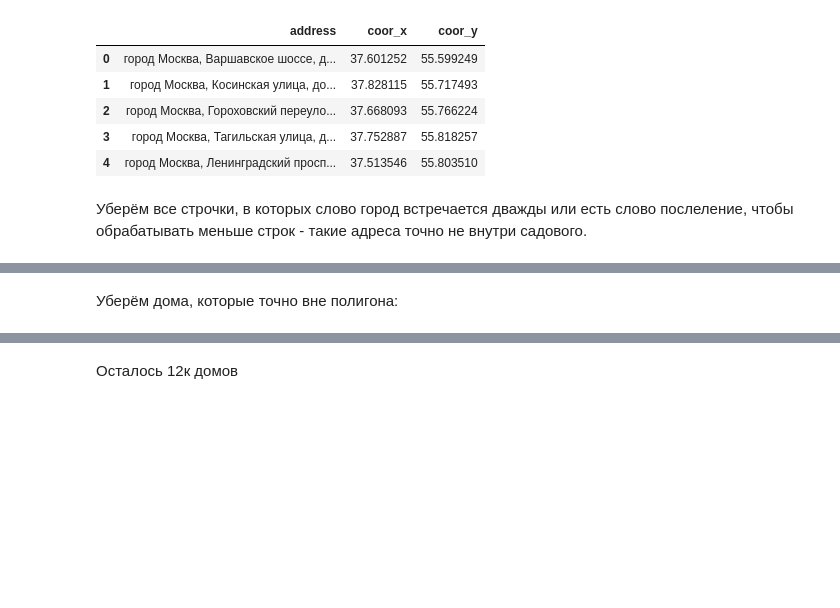
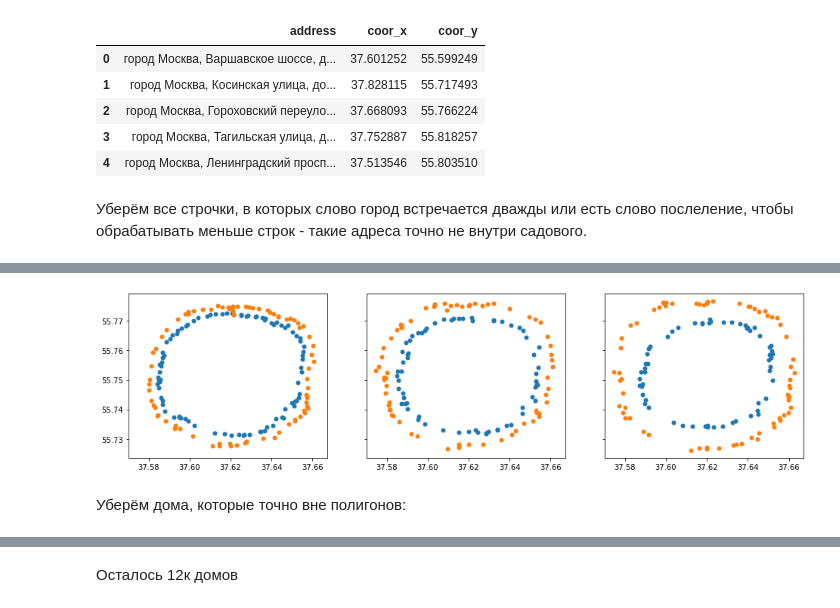
Before and after one commit to SvyatSheypak/city_for_people, a Jupyter notebook: garden_ring_houses/houses_in_polygons.ipynb, the cells around one changed output, grey strips where cells are left out. Saved outputs shown, nothing was run; the diff lists cells and outputs as text; code cells hidden in the pictures; blank space fills up the shorter version.

```diff
--- a/garden_ring_houses/houses_in_polygons.ipynb
+++ b/garden_ring_houses/houses_in_polygons.ipynb
@@ -79,6 +82,12 @@ coords_db.sample(5)
+# %%
+filenames = ["poly_narrow.txt", "poly_medium.txt", "poly_wide.txt"]
 # %%
-poly_points = []
-with open("polygon_2.txt", "r") as f:
-    for line in f.readlines():
-        poly_points.append(line.strip().split(","))
-poly_points = np.array(poly_points, dtype=float)[:, :-1]
+polygons = []
+for filename in filenames:
+    poly_points = []
+    with open(filename, "r") as f:
+        for line in f.readlines():
+            poly_points.append(line.strip().split(",")[:2])
+    poly_points = np.array(poly_points)
+
+    polygons.append(np.array(poly_points, dtype=float))
@@ -85,7 +96,24 @@ poly_points = np.array(poly_points, dtype=float)[:, :-1]
+# %%
+def split_poly_in_out(poly, k):
+    s = poly.shape[0] // 2 + k
+    return poly[:s], poly[s:]
+# %%
+split_polygons = [split_poly_in_out(poly, k) for poly, k in zip(polygons, [6, 0, -3])]
+# %%
+n_polygons = len(split_polygons)
+figure, axes = plt.subplots(nrows=1, ncols=n_polygons, figsize=(16, 4), sharex=True, sharey=True)
+
+for poly, ax in zip(split_polygons, axes):
+    ax.scatter(poly[0][:, 0], poly[0][:, 1], linewidths=0.005)
+    ax.scatter(poly[1][:, 0], poly[1][:, 1], linewidths=0.005)
+
+plt.show()
+# %% [output]
+[figure, added]
 # %%
 house_coords = coords_db[["coor_x", "coor_y"]][coords_db[["coor_x", "coor_y"]]!=0].dropna().values
 # %% [markdown]
-Уберём дома, которые точно вне полигона:
+Уберём дома, которые точно вне полигонов:
 # %%
 def get_subhouses(houses, poly):
     x_min = np.min(poly[:, 0])
```
Also changed, not shown: parts of 26 cells of this notebook.
